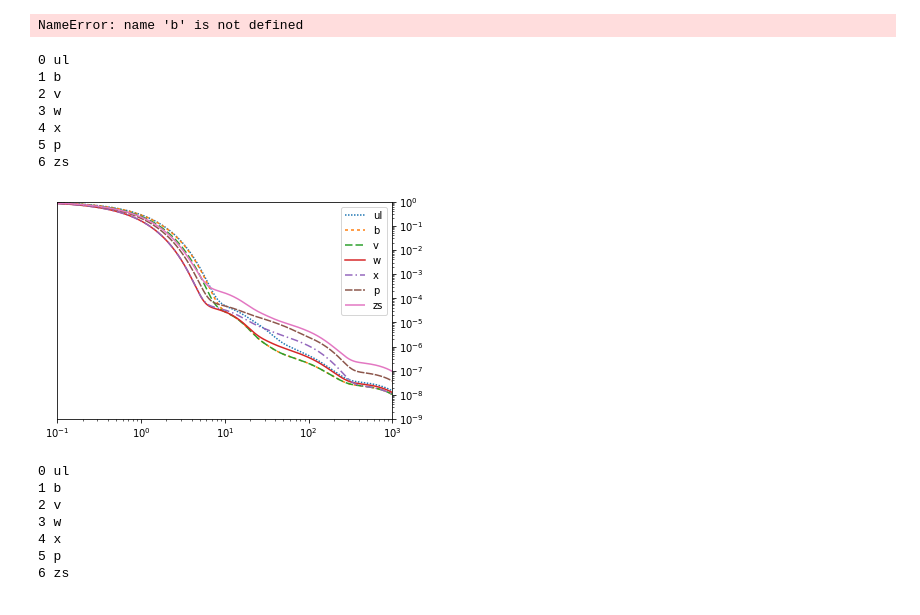
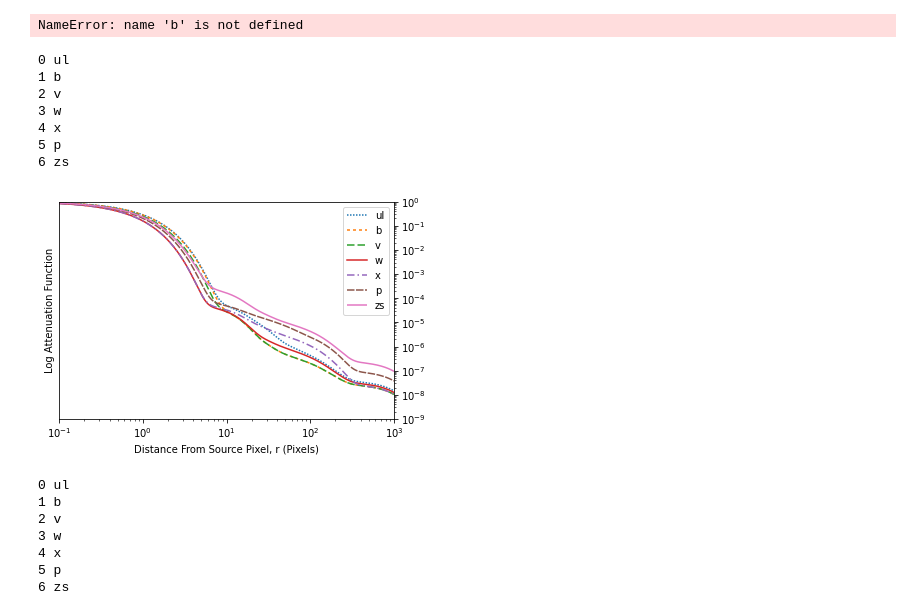
Before and after one commit to akihirohattori/preprocess, a Jupyter notebook: test_fufoc.ipynb, the cells around one changed output. Saved outputs shown, nothing was run; the diff lists cells and outputs as text; code cells hidden in the pictures.

```diff
--- a/test_fufoc.ipynb
+++ b/test_fufoc.ipynb
@@ -117,32 +117,34 @@ def get_r_and_psf(As, alphas, f, N=6):
 # %%
 styles = [(0, (1, 1)),(0, (2, 2)),(0, (5, 2)),'-',(0, (5, 2, 1, 2)),(0, (5, 1)),(0, (1, 0))]
 result = []
 fig, ax = plt.subplots()
 # r = np.logspace(-1, 3, num=1000)
 r = np.logspace(-1, 3, num=1000)
 ax.set_xscale('log')
 ax.set_xlim(10**(-1), 10**3)
 ax.set_yscale('log')
 ax.yaxis.tick_right()
 ax.set_ylim(10**(-9), 1)
 ax.yaxis.set_major_locator(mpl.ticker.LogLocator(numticks=13))
 ax.yaxis.set_minor_locator(mpl.ticker.LogLocator(numticks = 13, subs = (.1, .2, .3, .4, .5, .6, .7, .8, .9)))
 for i,f in enumerate(filter):
     print(i, f)
     r, result = get_r_and_psf(Ai, alpha, f)
     ax.plot(r, result,linestyle=styles[i],label = f)
 plt.legend(loc = 'upper right')
+plt.xlabel("Distance From Source Pixel, r (Pixels)")
+plt.ylabel("Log Attenuation Function")
 plt.savefig("psf.pdf")
 plt.show()
 # %% [output]
 0 ul
 1 b
 2 v
 3 w
 4 x
 5 p
 6 zs
-[figure, old version]
+[figure, new version]
 # %%
 for i,f in enumerate(filter):
     print(i, f)
```
Also changed, not shown: 21 other files.
